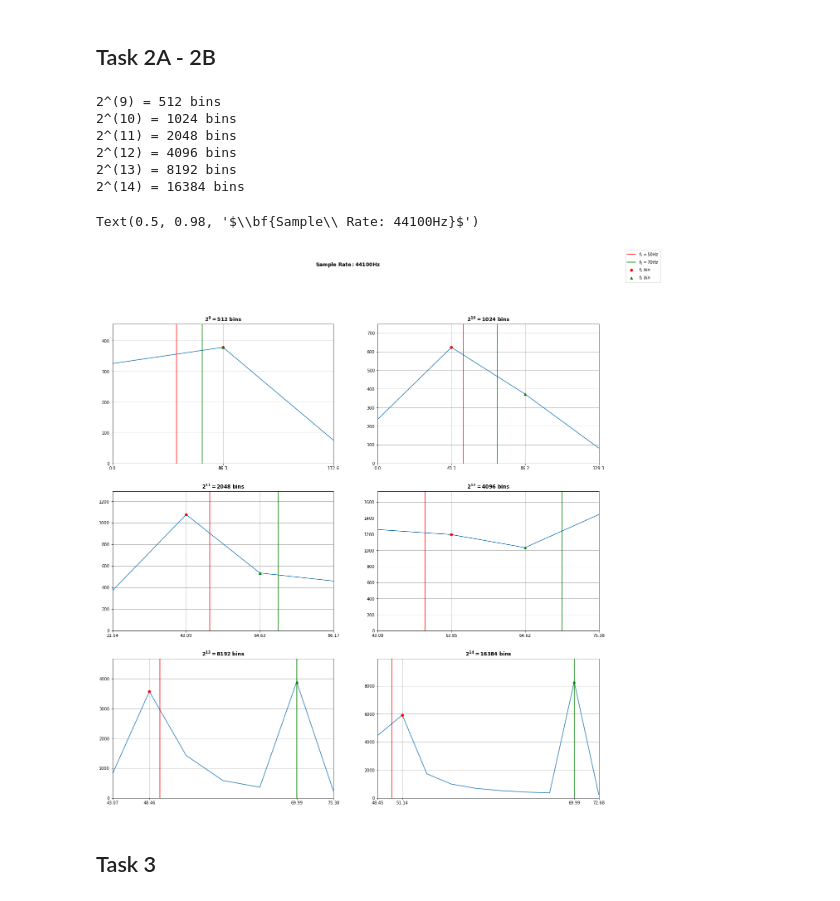
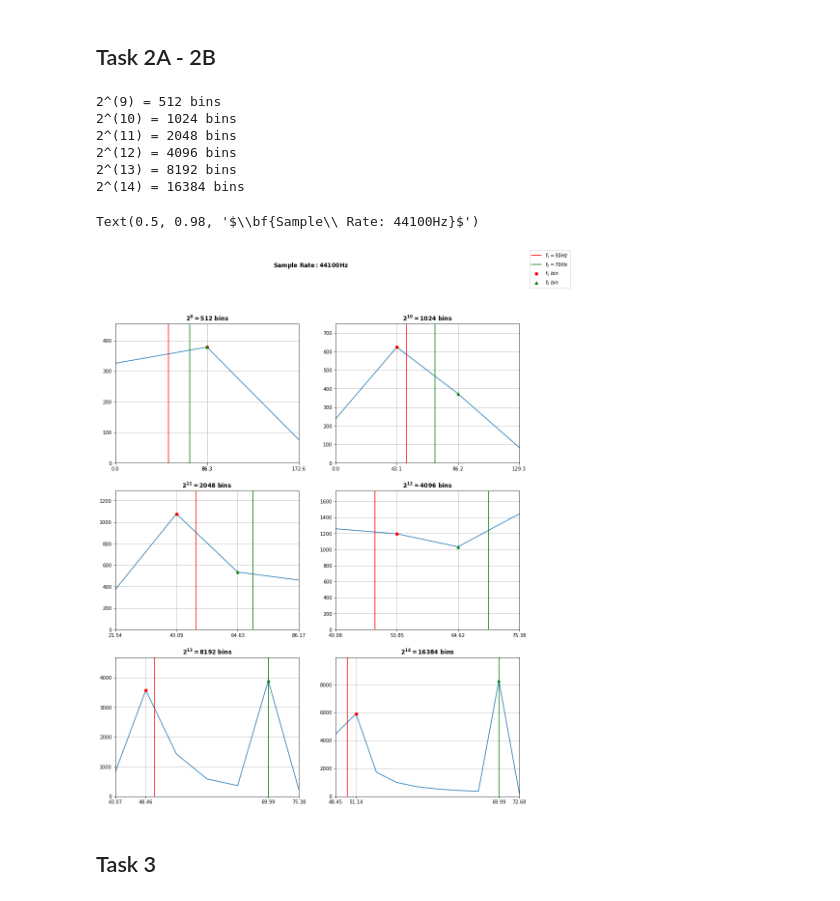
Before and after one commit to theatina/M904_DSP, a Jupyter notebook: Project_3/work/M904_DSP_3_CTKylafi_LT1200012.ipynb, the cells around one changed output. Cells and saved outputs as stored; diff of their text form; code cells hidden in the pictures.

```diff
--- a/Project_3/work/M904_DSP_3_CTKylafi_LT1200012.ipynb
+++ b/Project_3/work/M904_DSP_3_CTKylafi_LT1200012.ipynb
@@ -235,7 +270,7 @@ f2 = 70
 # frame_to_plot = int(time_steps/4)
 # frame_to_plot = 5*max(f1,f2)
 
-fig, plots = plt.subplots(3,2,figsize=(21,21))#, sharex=True)
+fig, plots = plt.subplots(3,2,figsize=(15,18))#, sharex=True)
 # fig.text(0.05,0.5, "Amplitude", ha="center", va="center", rotation=90)
 # plt.xlabel("Frequency")
 
@@ -292,34 +327,34 @@ for i in range(3):
         x_axis_to_plot = [ f1_closest_index-1, f1_closest_index, f2_closest_index, f2_closest_index+1]
 #         print(len(x_axis_to_plot)
         x_values_to_plot = []
         x_values_to_plot.extend(freq_bins_signal[x_axis_to_plot].tolist())
 #         x_values_to_plot.append(f1)
 #         x_values_to_plot.append(f2)
 #         print(x_values_to_plot)
         plots[i,j].set_xlim(x_values_to_plot[0],x_values_to_plot[-1])#freq_bins_signal[x_axis_to_plot[-1]])
         plots[i,j].set_ylim(0,1.2*max(mag_signal))
         plots[i,j].set_xticks(x_values_to_plot)
 
         #plot points
 #         print( freq_bins_signal[f1_closest_index],mag_signal[f1_closest_index])
         p_f1, = plots[i,j].plot(freq_bins_signal[f1_closest_index] , mag_signal[f1_closest_index], "ro", label="$f_1\ bin$" )
         p_f2, = plots[i,j].plot(freq_bins_signal[f2_closest_index] , mag_signal[f2_closest_index], "g^", label="$f_2\ bin$" )
 
 
         fig.legend(handles=[ax1,ax2,p_f1,p_f2])
 
         power_of_2 += 1
 
 fig.suptitle(r"$\bf{Sample\ Rate: %dHz}$"%(fs))
 # %% [output]
 2^(9) = 512 bins
 2^(10) = 1024 bins
 2^(11) = 2048 bins
 2^(12) = 4096 bins
 2^(13) = 8192 bins
 2^(14) = 16384 bins
 Text(0.5, 0.98, '$\\bf{Sample\\ Rate: 44100Hz}$')
-[figure, old version]
+[figure, new version]
 # %% [markdown]
 <h2>Task 3</h2>
 # %%
```
Also changed, not shown: parts of 7 cells of this notebook, 9 other files.
